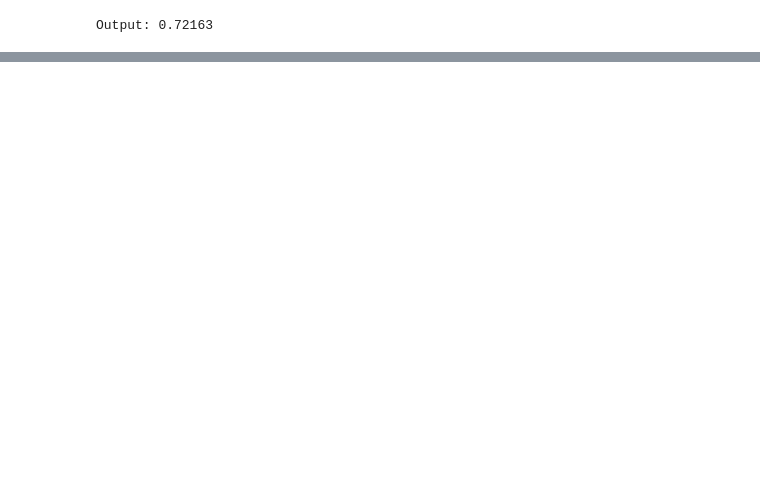
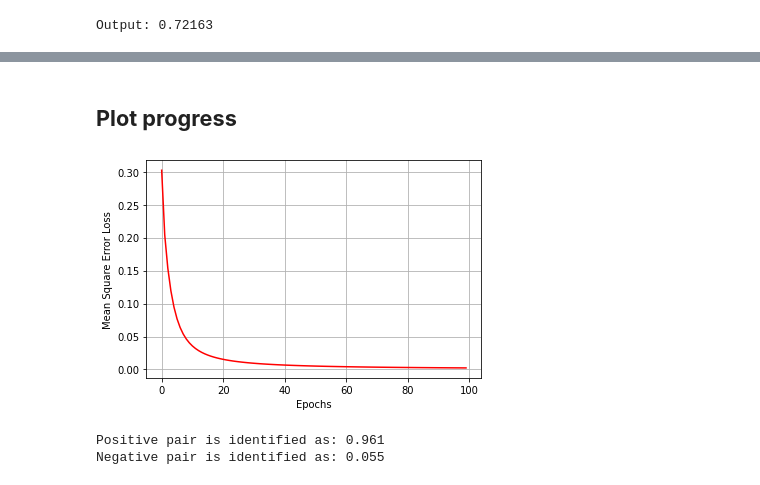
Before and after one commit to mohsinkamal001/Deep_Learning, a Jupyter notebook: Basic_Intro_to_Deep_Learning.ipynb, the cells around one changed output, grey strips where cells are left out. Drawn from its saved outputs; the diff is of its cells as text; code cells hidden in the pictures; blank space fills up the shorter version.

```diff
--- a/Basic_Intro_to_Deep_Learning.ipynb
+++ b/Basic_Intro_to_Deep_Learning.ipynb
@@ -127,0 +333,25 @@ Output: 0.72163
+# %% [markdown]
+## **Plot progress**
+# %%
+# Plot loss versus epochs
+epochs = range(len(losses))
+plt.plot(epochs, losses, 'r')
+plt.ylabel('Mean Square Error Loss')
+plt.xlabel('Epochs')
+plt.grid(True)
+
+# Show figure
+plt.show()
+# %% [output]
+[figure, added]
+# %%
+# Define positive and negative pair inputs
+pos = np.array([9, 9])
+neg = np.array([-1, -9])
+
+# Pass them to the "trained" model to make predictions
+print("Positive pair is identified as: {:.3f}".format(network.forward(pos)))
+print("Negative pair is identified as: {:.3f}".format(network.forward(neg)))
+# %% [output]
+Positive pair is identified as: 0.961
+Negative pair is identified as: 0.055
```
Also changed, not shown: parts of 11 cells of this notebook.
